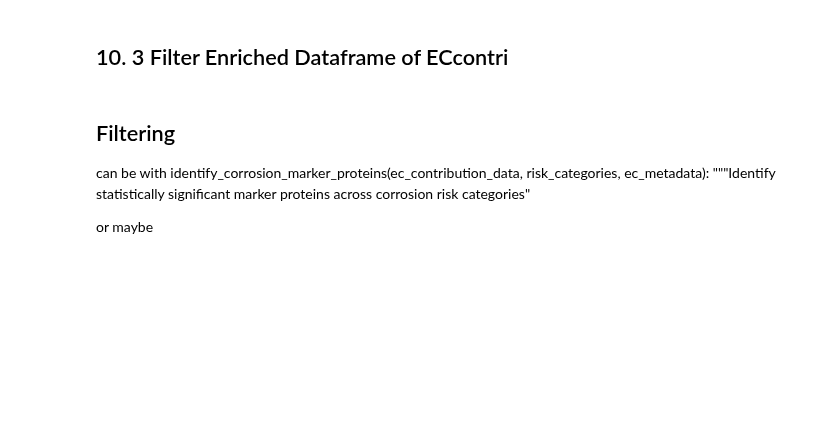
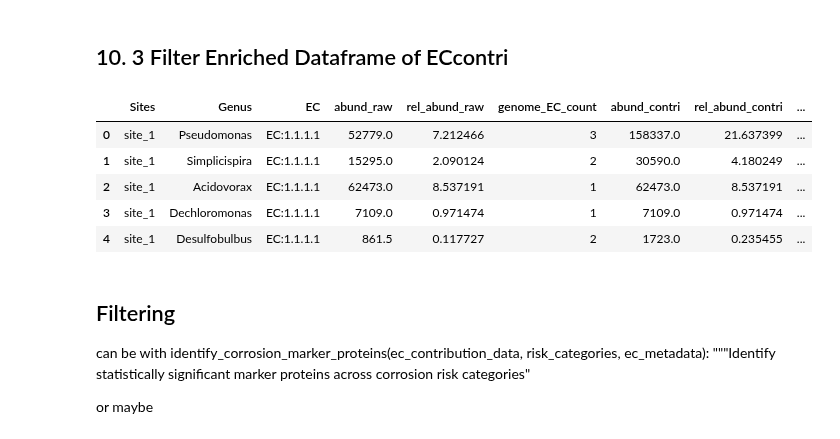
Before and after one commit to MagicAlex238/2_Micro, a Jupyter notebook: 6_Picrust_Functional.ipynb, the cells around one changed output. Cells and saved outputs as stored; diff of their text form; code cells hidden in the pictures; blank space fills up the shorter version.

```diff
--- a/6_Picrust_Functional.ipynb
+++ b/6_Picrust_Functional.ipynb
@@ -5374,27 +5374,23 @@ Matched 1404680 out of 1491288 rows (94.19%)
 # %% [markdown]
 ## 10. 3  Filter Enriched Dataframe of ECcontri
 # %%
-def enrich_eccontri_data(eccontri_df, ec_records):
+def enrich_eccontri_data(eccontri_df, ec_records_list):
     """
     Enrich the ECcontri_Uniprot dataframe with complete information from ec_records dictionary
 
-    Parameters:
-    -----------
-    eccontri_df : pandas DataFrame
-        The original ECcontri_Uniprot data with EC numbers in format EC:x.x.x.x
-    ec_records : dict
-        Dictionary where keys are EC numbers (without 'EC:' prefix) and values are metadata dictionaries
+    Parameters:    eccontri_df : pandas DataFrame original ECcontri_Uniprot data with EC numbers in format EC:x.x.x.x
+                   ec_records_list : list of Dictionary where keys are EC numbers (without 'EC:' prefix) and values are metadata dictionaries
 
-    Returns:
-    --------
-    enriched_df : pandas DataFrame
-        The enriched dataframe with additional metadata columns
+    Returns:       enriched_df : pandas DataFrame with additional metadata columns
     """
     # Make a copy to avoid modifying the original
     enriched_df = eccontri_df.copy()
 
     # Standardize EC format: Extract numbers without the 'EC:' prefix
     enriched_df['EC_clean'] = enriched_df['EC'].str.replace('EC:', '', regex=False)
+
+    # First, convert the list to a dictionary for O(1) lookups
+    ec_dict = {record['ec_number']: record for record in ec_records_list if 'ec_number' in record}
 
     # Add all metadata columns
     metadata_columns = ['enzyme_names', 'enzyme_class', 'pathways', 'hierarchy',
@@ -5443,8 +5439,8 @@ def enrich_eccontri_data(eccontri_df, ec_records):
     for idx, row in enriched_df.iterrows():
         ec_num = row['EC_clean']
 
-        if pd.notna(ec_num) and ec_num in ec_records:
-            metadata = ec_records[ec_num]
+        if pd.notna(ec_num) and ec_num in ec_dict:
+            metadata = ec_dict[ec_num]
 
             # Add basic metadata
             if 'names' in metadata and metadata['names']:
@@ -5536,5 +5532,5 @@ def filter_mic_relevant_proteins(enriched_df, min_score=1):
     has_mechanism = enriched_df['corrosion_mechanism'].notna()
     has_metal = enriched_df['has_metal'] == True
 
-    return enriched_df[has_mechanism | has_metal].copy()
+    return enriched_df[has_mechanism | has_metal]
 # %%
@@ -5551,6 +5547,15 @@ print(f"MIC-relevant rows: {len(mic_relevant_df)}")
 
 # Preview the enriched data
 print(enriched_df[['EC', 'Genus', 'protein_name', 'corrosion_mechanism', 'metal_types']].head())
+# %%
+enriched_df.head()
+# %% [output]
+|  | Sites | Genus | EC | abund_raw | rel_abund_raw | genome_EC_count | abund_contri | rel_abund_contri | ... |
+| 0 | site_1 | Pseudomonas | EC:1.1.1.1 | 52779.0 | 7.212466 | 3 | 158337.0 | 21.637399 | ... |
+| 1 | site_1 | Simplicispira | EC:1.1.1.1 | 15295.0 | 2.090124 | 2 | 30590.0 | 4.180249 | ... |
+| 2 | site_1 | Acidovorax | EC:1.1.1.1 | 62473.0 | 8.537191 | 1 | 62473.0 | 8.537191 | ... |
+| 3 | site_1 | Dechloromonas | EC:1.1.1.1 | 7109.0 | 0.971474 | 1 | 7109.0 | 0.971474 | ... |
+| 4 | site_1 | Desulfobulbus | EC:1.1.1.1 | 861.5 | 0.117727 | 2 | 1723.0 | 0.235455 | ... |
 # %%
 '''def save_enriched_df(enriched_df, filename="enriched_eccontri.csv"):
     # Full path to save file
```
Also changed, not shown: parts of 2 cells of this notebook.
